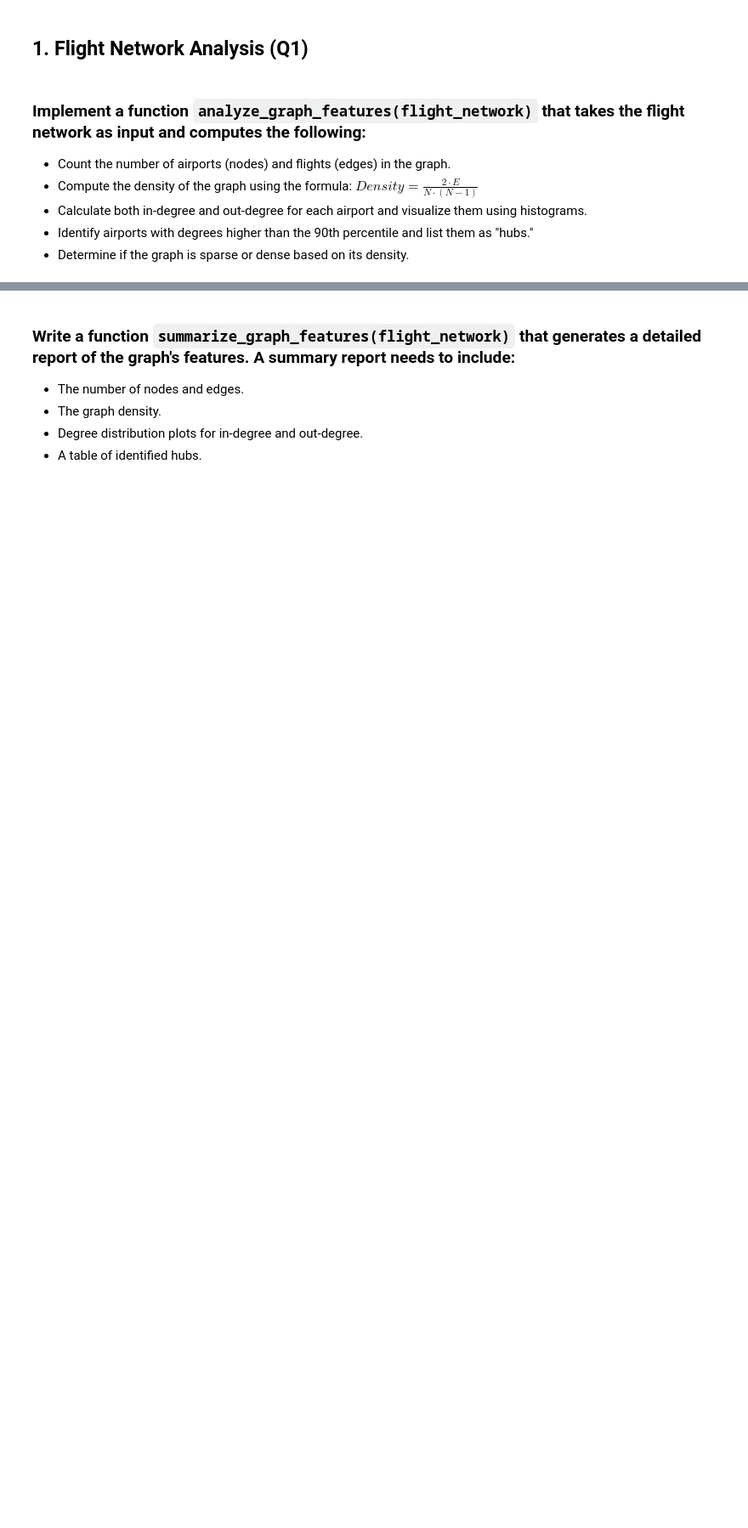
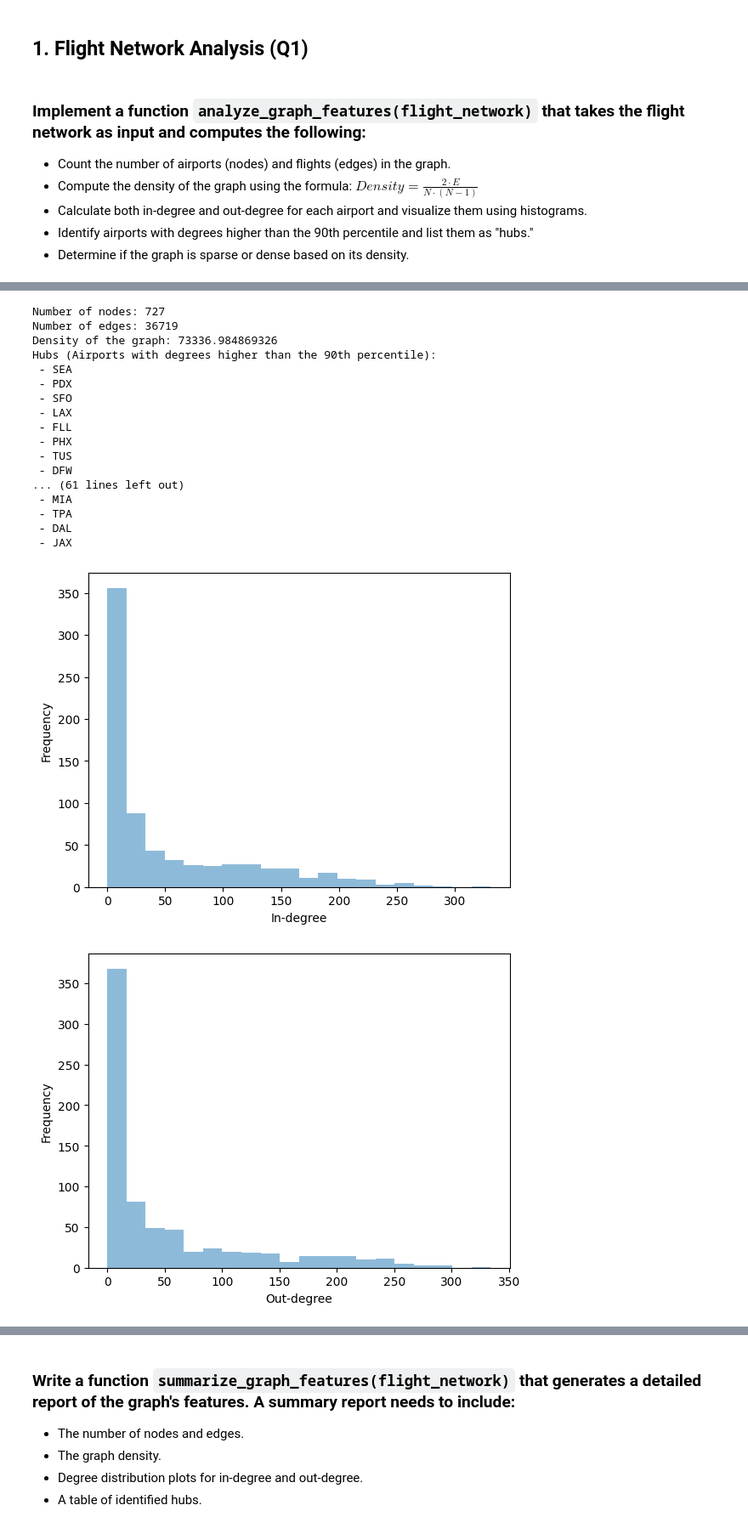
Before and after one commit to delgiudice1967219/ADM_HW5, a Jupyter notebook: main.ipynb, the cells around one changed output, grey strips where cells are left out. Shown at 85% size. Drawn from its saved outputs; the diff is of its cells as text; code cells hidden in the pictures; blank space fills up the shorter version.

```diff
--- a/main.ipynb
+++ b/main.ipynb
@@ -112,5 +236,27 @@ dtype: int64
    - Calculate both in-degree and out-degree for each airport and visualize them using histograms.
    - Identify airports with degrees higher than the 90th percentile and list them as "hubs."
    - Determine if the graph is sparse or dense based on its density.
+# %%
+df = pd.read_csv('final_df.csv')
 # %%
 from functions import flight_network
+# %%
+# Initialize an oriented graph
+graph = nx.DiGraph()
+
+# Add edges to the graph aggregating the routes with same origin and destination
+for index, row in df.iterrows():
+    origin = row['Origin_airport']
+    destination = row['Destination_airport']
+    distance = row['Distance']
+
+    # If the edge has been collected yet skip
+    if graph.has_edge(origin, destination):
+        pass
+    else:
+        # Otherwise, add the new edge considering as a weight the distance between the nodes
+        graph.add_edge(origin, destination, weight=distance)
+# %%
+network = flight_network.FlightNetwork(graph, df)
+# %%
+number_nodes, number_edges, denisty = network.analyze_graph_features()
@@ -116,0 +284,22 @@ from functions import flight_network
+# %%
+network.summarize_graph_features(number_nodes, number_edges, denisty)
+# %% [output]
+Number of nodes: 727
+Number of edges: 36719
+Density of the graph: 73336.984869326
+Hubs (Airports with degrees higher than the 90th percentile):
+ - SEA
+ - PDX
+ - SFO
+ - LAX
+ - FLL
+ - PHX
+ - TUS
+ - DFW
+... (61 lines left out)
+ - MIA
+ - TPA
+ - DAL
+ - JAX
+[figure, added]
+[figure, added]
```
Also changed, not shown: parts of 19 cells of this notebook, 2 other files.
